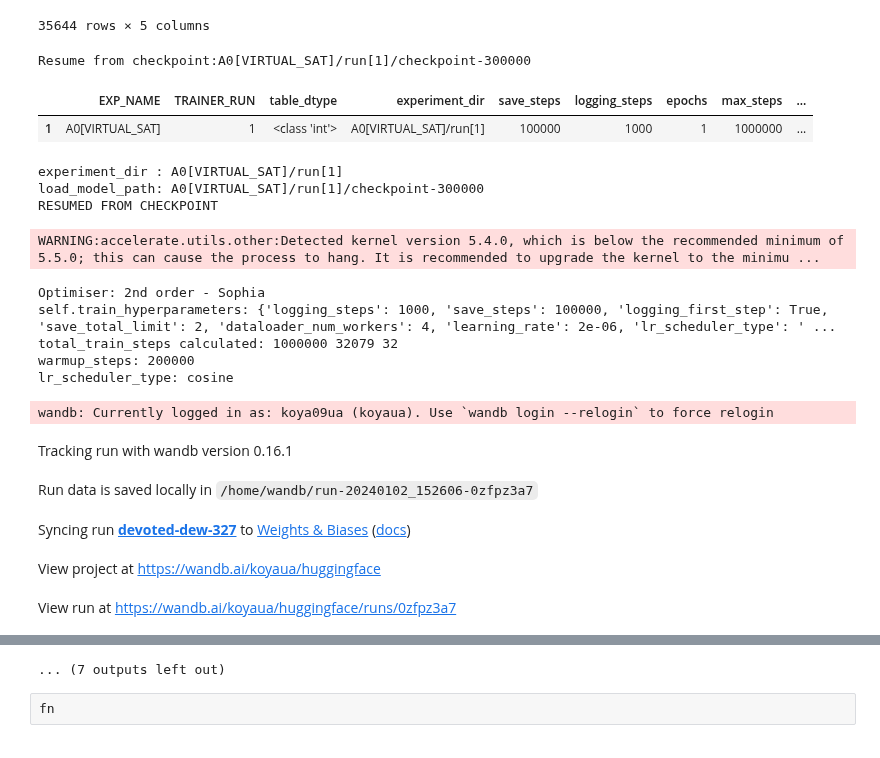
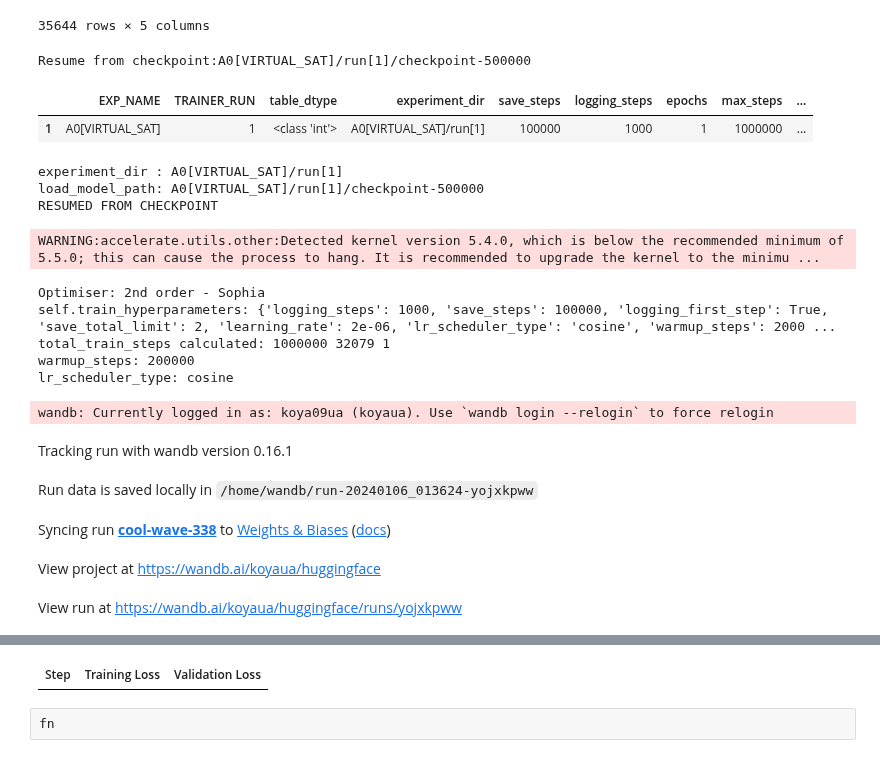
Before and after one commit to koyacolab/aispace, a Jupyter notebook: ai-TEST.ipynb, the cells around one changed output, grey strips where cells are left out. Cells and saved outputs as stored; diff of their text form; code cells hidden in the pictures.

```diff
--- a/ai-TEST.ipynb
+++ b/ai-TEST.ipynb
@@ -458,7 +458,7 @@ num_cycles = 2
 
 learning_rate_list = [2e-7, 2e-6, 1e-4, 1e-5]
 ########################################################################
-step_checkpoint_list = [1000000, 300000, 100000]   # [16000, 175000, 175000, 175000, 175000]
+step_checkpoint_list = [1000000, 500000, 100000]   # [16000, 175000, 175000, 175000, 175000]
 
 # os.environ["WANDB_SILENT"] = "true"
 os.environ['HF_EVALUATE_OFFLINE'] = '1'
@@ -491,7 +491,7 @@ elif TRAINER_RUN > 0:
 save_steps    = 100000
 logging_steps = 1000   # 1000 # 1000    # 200
 
-batch_size = 32   # 80  # 120
+batch_size = 1   # 80  # 120
 # batch_size = 5600  # 180 #for 60 tokens
 
 epochs = epochs_list[TRAINER_RUN]    # ignored, use max_steps
@@ -563,7 +563,8 @@ random_seed_state = current_time  # You can use this random_state for various ra
 
 model = GReaT(llm=load_model_path,
               # tokenizer=load_model_path,
-              tokenizer = f"{EXP_NAME}/aispace-tokenizer",
+              # tokenizer = f"{EXP_NAME}/aispace-tokenizer",
+              tokenizer = MODEL_NAME,
               # tokenizer=load_model_path,
               # auto_find_batch_size=True,
               batch_size = batch_size, epochs = epochs, max_steps = max_steps,
@@ -573,7 +574,7 @@ model = GReaT(llm=load_model_path,
               save_total_limit = 2,
               # prediction_loss_only=True,
               experiment_dir = experiment_dir,
-              dataloader_num_workers = 4,
+              # dataloader_num_workers = 4,
               efficient_finetuning = efficient_finetuning,
               learning_rate = learning_rate,
               lr_scheduler_type = lr_scheduler_type,
@@ -621,21 +622,21 @@ TRAINER_DICT.to_csv(f'{experiment_dir}.csv')
 # Mark the run as finished
 wandb.finish(exit_code=99, quiet=True)
 # %% [output]
-Resume from checkpoint:A0[VIRTUAL_SAT]/run[1]/checkpoint-300000
+Resume from checkpoint:A0[VIRTUAL_SAT]/run[1]/checkpoint-500000
 |  | EXP_NAME | TRAINER_RUN | table_dtype | experiment_dir | save_steps | logging_steps | epochs | max_steps | ... |
 | 1 | A0[VIRTUAL_SAT] | 1 | <class 'int'> | A0[VIRTUAL_SAT]/run[1] | 100000 | 1000 | 1 | 1000000 | ... |
 experiment_dir : A0[VIRTUAL_SAT]/run[1]
-load_model_path: A0[VIRTUAL_SAT]/run[1]/checkpoint-300000
+load_model_path: A0[VIRTUAL_SAT]/run[1]/checkpoint-500000
 RESUMED FROM CHECKPOINT
 WARNING:accelerate.utils.other:Detected kernel version 5.4.0, which is below the recommended minimum of 5.5.0; this can cause the process to hang. It is recommended to upgrade the kernel to the minimu ...
 Optimiser: 2nd order - Sophia
-self.train_hyperparameters: {'logging_steps': 1000, 'save_steps': 100000, 'logging_first_step': True, 'save_total_limit': 2, 'dataloader_num_workers': 4, 'learning_rate': 2e-06, 'lr_scheduler_type': ' ...
-total_train_steps calculated: 1000000 32079 32
+self.train_hyperparameters: {'logging_steps': 1000, 'save_steps': 100000, 'logging_first_step': True, 'save_total_limit': 2, 'learning_rate': 2e-06, 'lr_scheduler_type': 'cosine', 'warmup_steps': 2000 ...
+total_train_steps calculated: 1000000 32079 1
 warmup_steps: 200000
 lr_scheduler_type: cosine
 wandb: Currently logged in as: koya09ua (koyaua). Use `wandb login --relogin` to force relogin
 Tracking run with wandb version 0.16.1
-Run data is saved locally in /home/wandb/run-20240102_152606-0zfpz3a7
+Run data is saved locally in /home/wandb/run-20240106_013624-yojxkpww
-Syncing run devoted-dew-327 to Weights & Biases (docs)
+Syncing run cool-wave-338 to Weights & Biases (docs)
 View project at https://wandb.ai/koyaua/huggingface
-View run at https://wandb.ai/koyaua/huggingface/runs/0zfpz3a7
+View run at https://wandb.ai/koyaua/huggingface/runs/yojxkpww
@@ -643,4 +644,4 @@ View run at https://wandb.ai/koyaua/huggingface/runs/0zfpz3a7
-... (7 outputs left out)
+| Step | Training Loss | Validation Loss |
 # %%
 from google.colab import runtime
 runtime.unassign()
```
Also changed, not shown: parts of 2 cells of this notebook, 6 other files.
